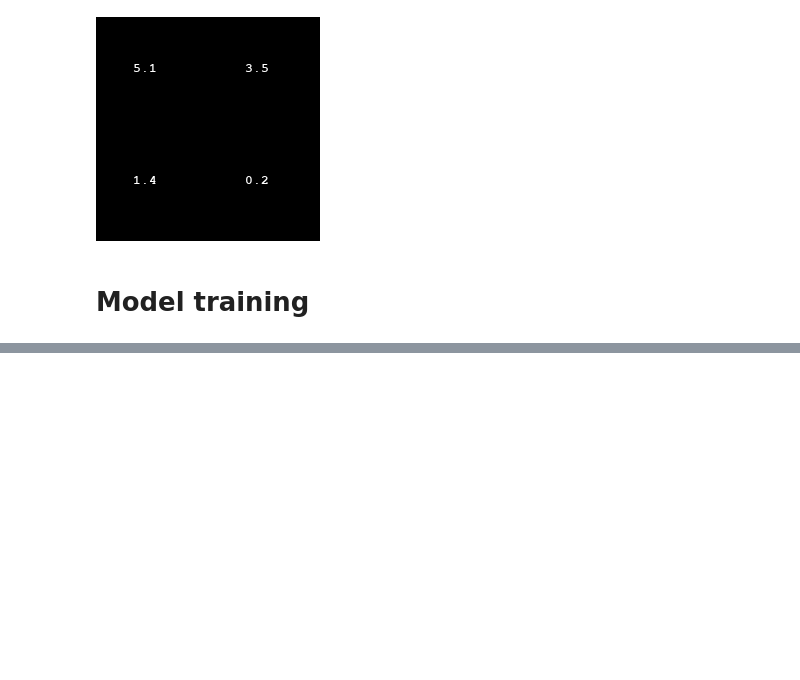
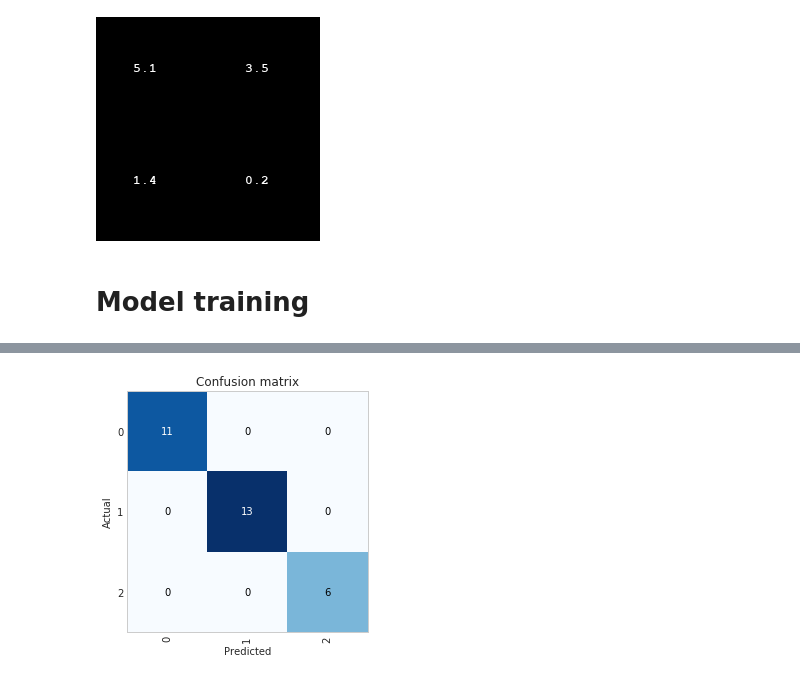
Before and after one commit to GilesStrong/SuperTML_HiggsML_Test, a Jupyter notebook: notebooks/iris1_resnet34_singlestage.ipynb, the cells around one changed output, grey strips where cells are left out. Cells and saved outputs as stored; diff of their text form; code cells hidden in the pictures; blank space fills up the shorter version.

```diff
--- a/notebooks/12_resnet34_iris_nopretrain.ipynb
+++ b/notebooks/iris1_resnet34_singlestage.ipynb
@@ -136,0 +139,5 @@ Better model found at epoch 12 with accuracy value: 1.0.
+# %%
+interp = ClassificationInterpretation.from_learner(learn)
+interp.plot_confusion_matrix()
+# %% [output]
+[figure, added]
```
Also changed, not shown: parts of 9 cells of this notebook, 9 other files.
